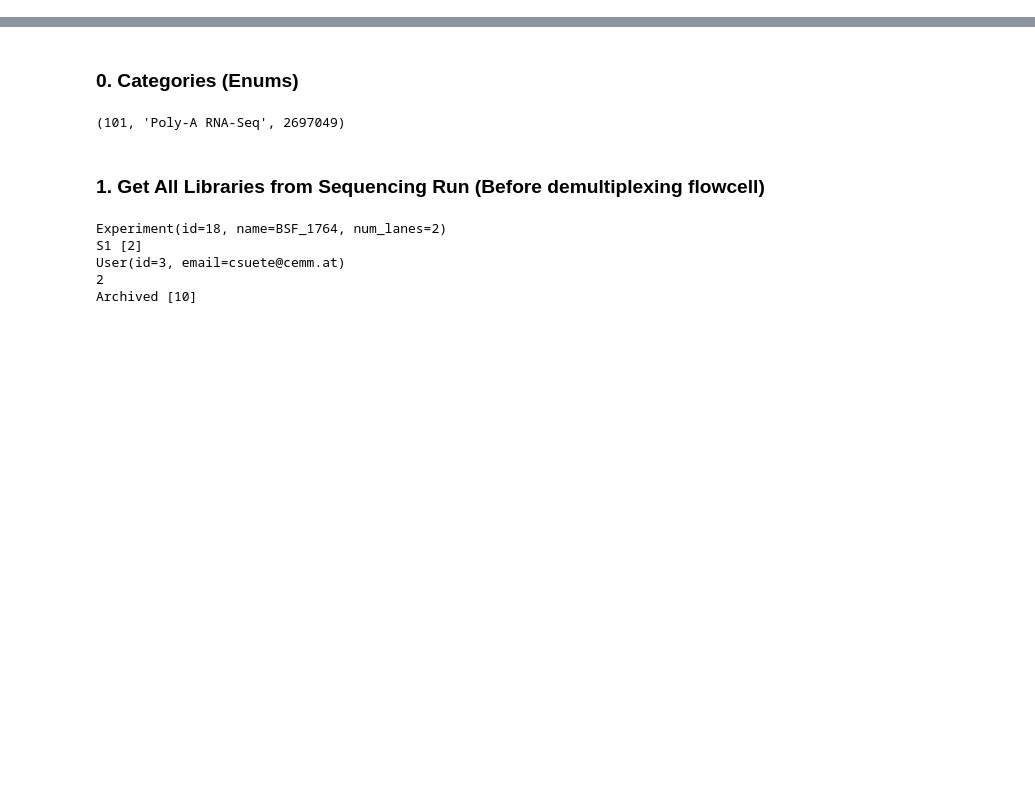
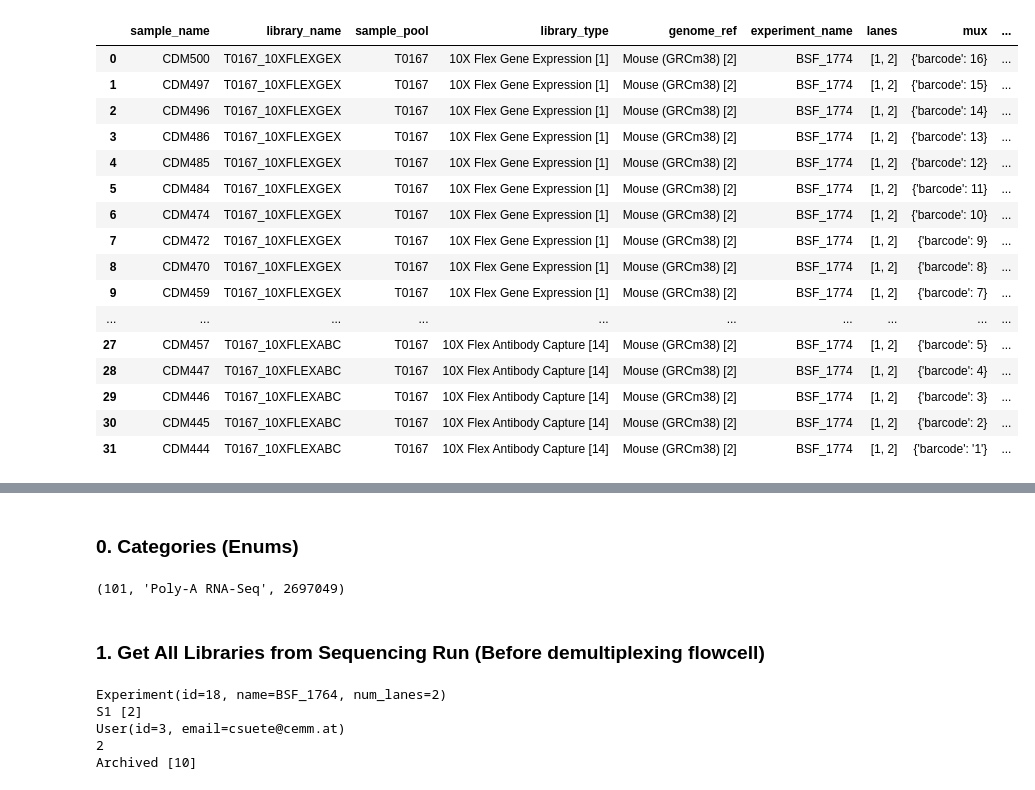
Before and after one commit to lutrarutra/opengsync-app, a Jupyter notebook: api.ipynb, the cells around one changed output, grey strips where cells are left out. Saved outputs shown, nothing was run; the diff lists cells and outputs as text; code cells hidden in the pictures; blank space fills up the shorter version.

```diff
--- a/api.ipynb
+++ b/api.ipynb
@@ -25,0 +24,21 @@ LOG: Connected to DB 'postgresql+psycopg://localhost:5432/opengsync_db'
+# %%
+libraries = db.get_project_libraries_df(40)
+libraries
+# %% [output]
+|  | sample_name | library_name | sample_pool | library_type | genome_ref | experiment_name | lanes | mux | ... |
+| 0 | CDM500 | T0167_10XFLEXGEX | T0167 | 10X Flex Gene Expression [1] | Mouse (GRCm38) [2] | BSF_1774 | [1, 2] | {'barcode': 16} | ... |
+| 1 | CDM497 | T0167_10XFLEXGEX | T0167 | 10X Flex Gene Expression [1] | Mouse (GRCm38) [2] | BSF_1774 | [1, 2] | {'barcode': 15} | ... |
+| 2 | CDM496 | T0167_10XFLEXGEX | T0167 | 10X Flex Gene Expression [1] | Mouse (GRCm38) [2] | BSF_1774 | [1, 2] | {'barcode': 14} | ... |
+| 3 | CDM486 | T0167_10XFLEXGEX | T0167 | 10X Flex Gene Expression [1] | Mouse (GRCm38) [2] | BSF_1774 | [1, 2] | {'barcode': 13} | ... |
+| 4 | CDM485 | T0167_10XFLEXGEX | T0167 | 10X Flex Gene Expression [1] | Mouse (GRCm38) [2] | BSF_1774 | [1, 2] | {'barcode': 12} | ... |
+| 5 | CDM484 | T0167_10XFLEXGEX | T0167 | 10X Flex Gene Expression [1] | Mouse (GRCm38) [2] | BSF_1774 | [1, 2] | {'barcode': 11} | ... |
+| 6 | CDM474 | T0167_10XFLEXGEX | T0167 | 10X Flex Gene Expression [1] | Mouse (GRCm38) [2] | BSF_1774 | [1, 2] | {'barcode': 10} | ... |
+| 7 | CDM472 | T0167_10XFLEXGEX | T0167 | 10X Flex Gene Expression [1] | Mouse (GRCm38) [2] | BSF_1774 | [1, 2] | {'barcode': 9} | ... |
+| 8 | CDM470 | T0167_10XFLEXGEX | T0167 | 10X Flex Gene Expression [1] | Mouse (GRCm38) [2] | BSF_1774 | [1, 2] | {'barcode': 8} | ... |
+| 9 | CDM459 | T0167_10XFLEXGEX | T0167 | 10X Flex Gene Expression [1] | Mouse (GRCm38) [2] | BSF_1774 | [1, 2] | {'barcode': 7} | ... |
+| ... | ... | ... | ... | ... | ... | ... | ... | ... | ... |
+| 27 | CDM457 | T0167_10XFLEXABC | T0167 | 10X Flex Antibody Capture [14] | Mouse (GRCm38) [2] | BSF_1774 | [1, 2] | {'barcode': 5} | ... |
+| 28 | CDM447 | T0167_10XFLEXABC | T0167 | 10X Flex Antibody Capture [14] | Mouse (GRCm38) [2] | BSF_1774 | [1, 2] | {'barcode': 4} | ... |
+| 29 | CDM446 | T0167_10XFLEXABC | T0167 | 10X Flex Antibody Capture [14] | Mouse (GRCm38) [2] | BSF_1774 | [1, 2] | {'barcode': 3} | ... |
+| 30 | CDM445 | T0167_10XFLEXABC | T0167 | 10X Flex Antibody Capture [14] | Mouse (GRCm38) [2] | BSF_1774 | [1, 2] | {'barcode': 2} | ... |
+| 31 | CDM444 | T0167_10XFLEXABC | T0167 | 10X Flex Antibody Capture [14] | Mouse (GRCm38) [2] | BSF_1774 | [1, 2] | {'barcode': '1'} | ... |
```
Also changed, not shown: parts of 3 cells of this notebook, 2 other files.
